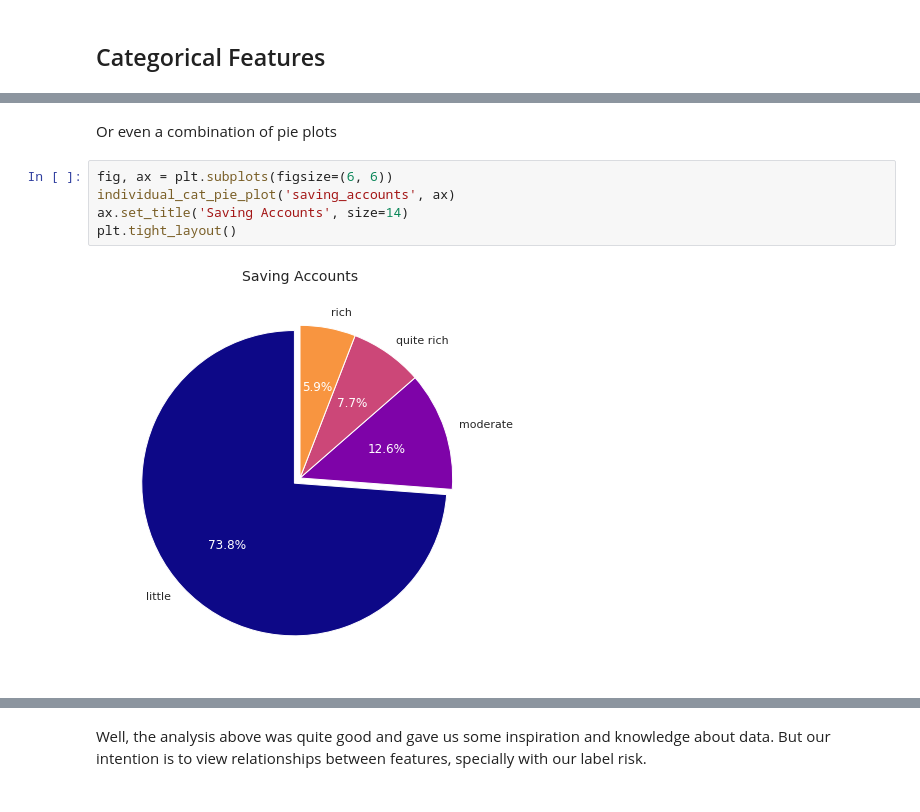
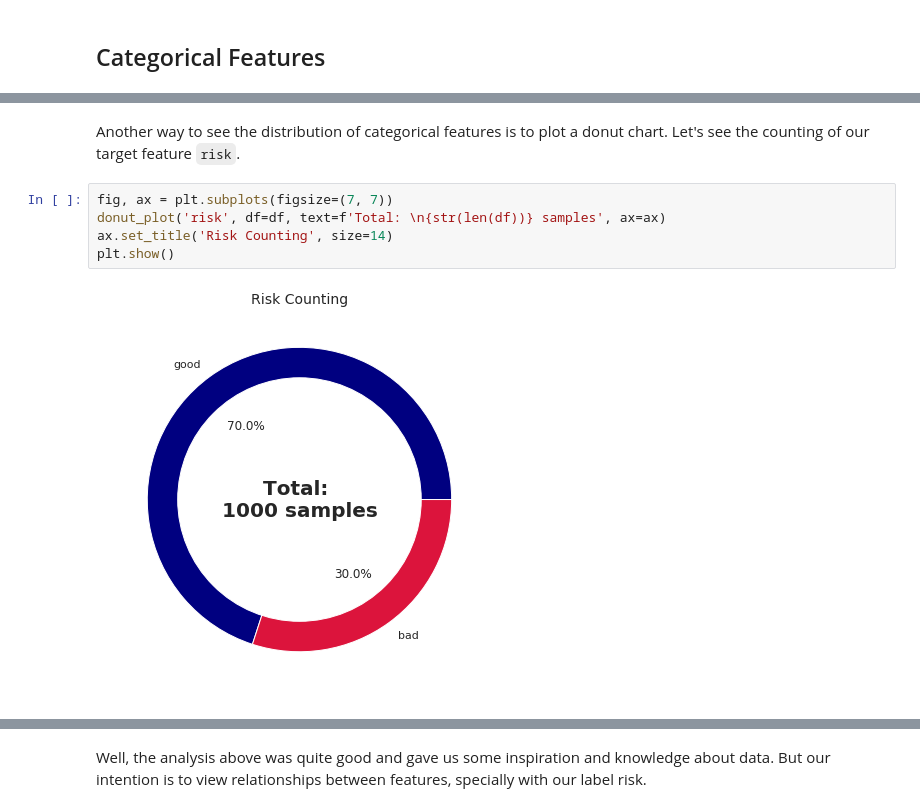
Before and after one commit to rhiroakidata/kaggle, a Jupyter notebook: 01_german_credit_risk/german_credit_risk_v4_kaggle_us.ipynb, the cells around one changed output, grey strips where cells are left out. Saved outputs shown, nothing was run; the diff lists cells and outputs as text.

Commit message:
Updating German Credit Risk Analysis

```diff
--- a/01_german_credit_risk/german_credit_risk_v4_kaggle_us.ipynb
+++ b/01_german_credit_risk/german_credit_risk_v4_kaggle_us.ipynb
@@ -412,9 +455,9 @@ plt.show()
-# %% [markdown]
-Or even a combination of pie plots
+# %% [markdown]
+Another way to see the distribution of categorical features is to plot a donut chart. Let's see the counting of our target feature `risk`.
 # %%
-fig, ax = plt.subplots(figsize=(6, 6))
-individual_cat_pie_plot('saving_accounts', ax)
-ax.set_title('Saving Accounts', size=14)
-plt.tight_layout()
+fig, ax = plt.subplots(figsize=(7, 7))
+donut_plot('risk', df=df, text=f'Total: \n{str(len(df))} samples', ax=ax)
+ax.set_title('Risk Counting', size=14)
+plt.show()
 # %% [output]
-[figure, old version]
+[figure, new version]
```
Also changed, not shown: parts of 227 cells of this notebook, 11 other files.
